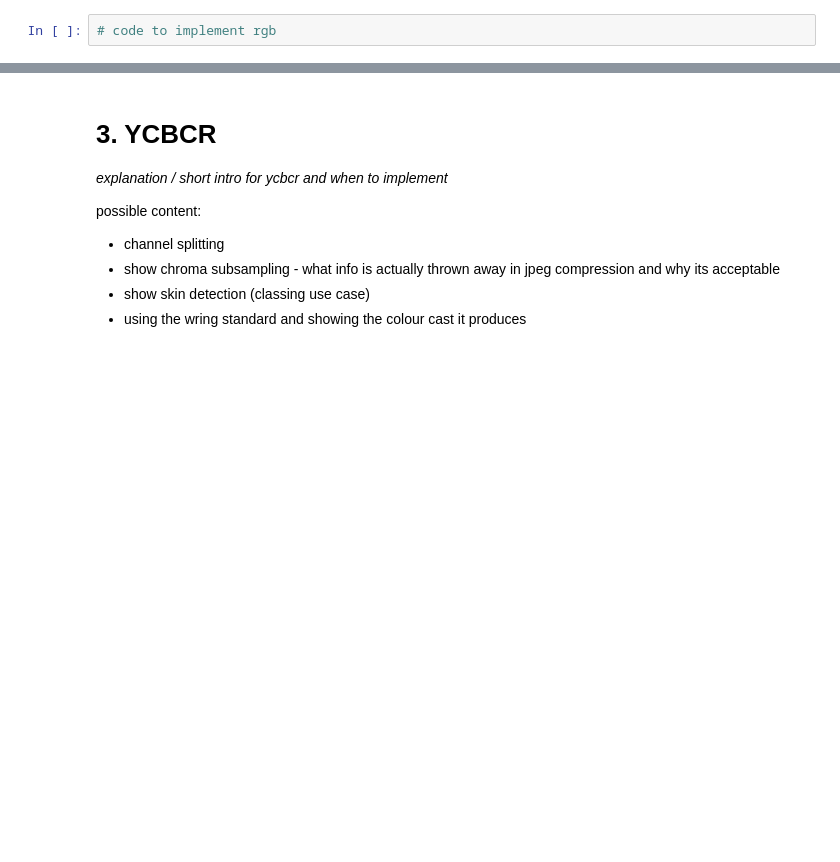
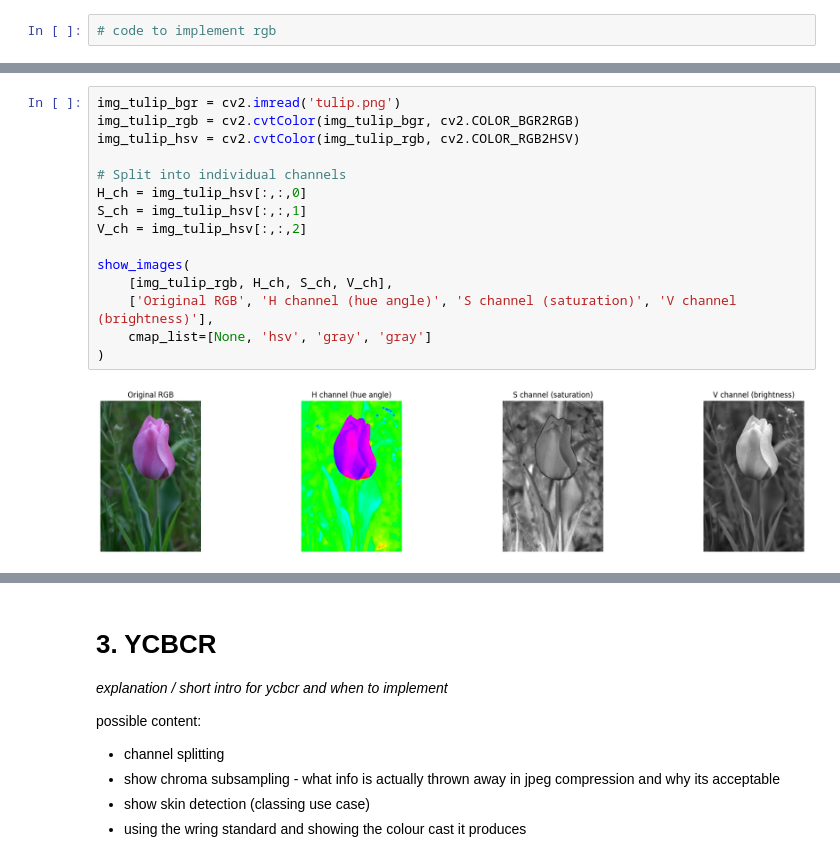
Before and after one commit to romeybajada/cv_colour_models, a Jupyter notebook: walkthrough.ipynb, the cells around one changed output, grey strips where cells are left out. Drawn from its saved outputs; the diff is of its cells as text; blank space fills up the shorter version.

```diff
--- a/walkthrough.ipynb
+++ b/walkthrough.ipynb
@@ -76,0 +70,17 @@ Splitting the HSV image into its three channels individually reveals what each c
+# %%
+img_tulip_bgr = cv2.imread('tulip.png')
+img_tulip_rgb = cv2.cvtColor(img_tulip_bgr, cv2.COLOR_BGR2RGB)
+img_tulip_hsv = cv2.cvtColor(img_tulip_rgb, cv2.COLOR_RGB2HSV)
+
+# Split into individual channels
+H_ch = img_tulip_hsv[:,:,0]
+S_ch = img_tulip_hsv[:,:,1]
+V_ch = img_tulip_hsv[:,:,2]
+
+show_images(
+    [img_tulip_rgb, H_ch, S_ch, V_ch],
+    ['Original RGB', 'H channel (hue angle)', 'S channel (saturation)', 'V channel (brightness)'],
+    cmap_list=[None, 'hsv', 'gray', 'gray']
+)
+# %% [output]
+[figure, added]
```
Also changed, not shown: parts of 18 cells of this notebook, 1 other file.
